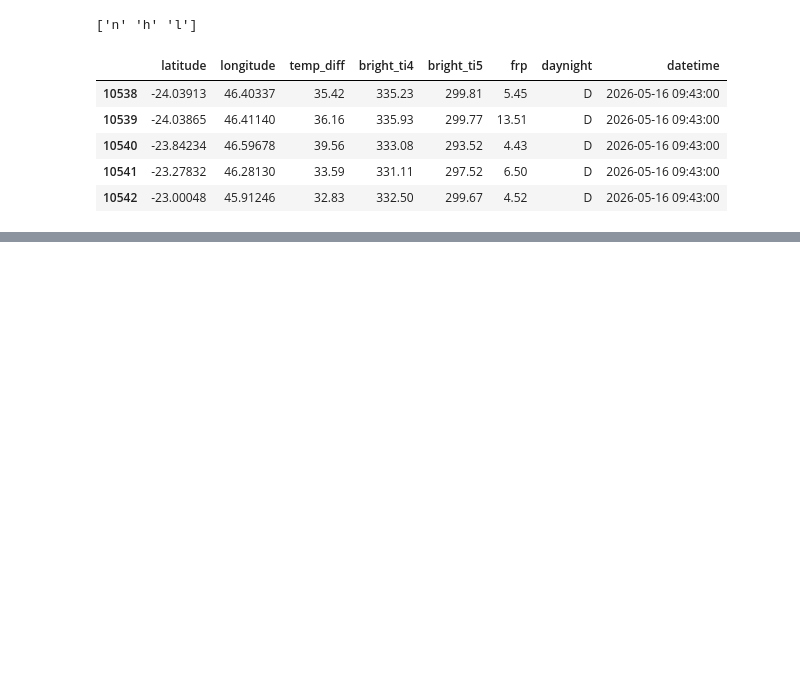
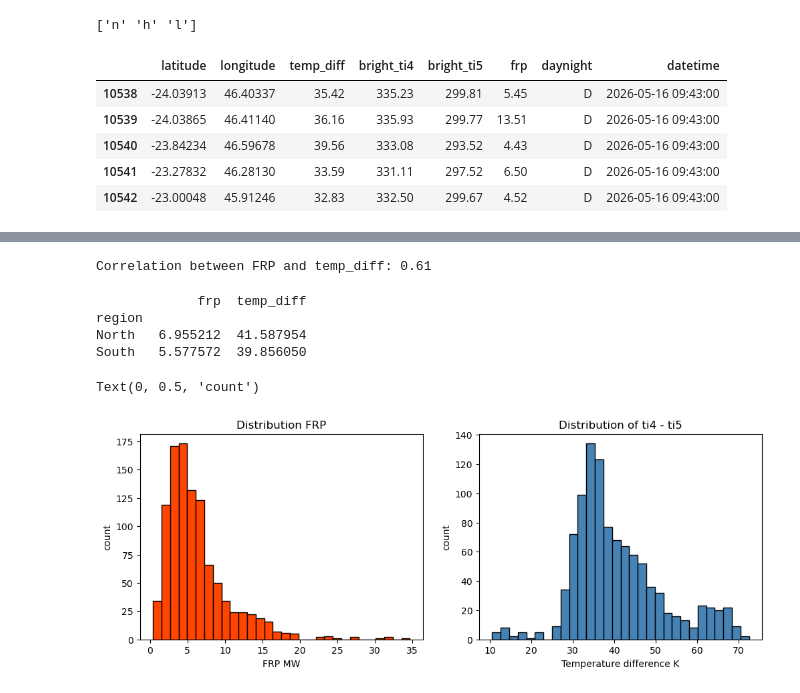
Before and after one commit to maraz999/sds210_project_wildfire, a Jupyter notebook: notebooks/wildfire_bright.ipynb, the cells around one changed output, grey strips where cells are left out. Saved outputs shown, nothing was run; the diff lists cells and outputs as text; code cells hidden in the pictures; blank space fills up the shorter version.

Commit message:
add histogram: intensity distribution FRP und temp_diff

```diff
--- a/notebooks/wildfire_bright.ipynb
+++ b/notebooks/wildfire_bright.ipynb
@@ -180,11 +165,16 @@ fires_madagascar.plot(
 # %%
+fires_madagascar = gpd.GeoDataFrame(
+    fires_madagascar,
+    geometry=gpd.points_from_xy(fires_madagascar['longitude'], fires_madagascar['latitude']),
+    crs='EPSG:4326')
+
 fires_madagascar.explore(
     column="frp",
     cmap="hot",
     tooltip=[
-        "acq_date",
+        "datetime",
         "frp",
-        "bright_ti4"
+        "temp_diff"
     ]
 )
 # %% [output]
@@ -191,0 +206,27 @@ fires_madagascar.explore(
+# %%
+#Correlation between FRP and temp_diff
+#if Ti4-Ti5 is a good proxy for intensity, it should correlate with FRP
+
+correlation = fires_madagascar['frp'].corr(fires_madagascar['temp_diff'])
+print(f"Correlation between FRP and temp_diff: {correlation:.2f}")
+
+#cor: 0.61 kind of in der grenze, but so we can assume they give us the same information about fire behavior
+# %% [output]
+Correlation between FRP and temp_diff: 0.61
+# %%
+# Madagascar is a long island — we split it at its geographic middle latitude
+# to see if fires behave differently in the north vs south
+mid_lat = fires_madagascar['latitude'].median()
+
+fires_madagascar['region'] = fires_madagascar['latitude'].apply(
+    lambda x: 'North' if x > mid_lat else 'South'
+)
+
+# Compare intensity between north and south
+region_stats = fires_madagascar.groupby('region')[['frp', 'temp_diff']].mean()
+print(region_stats)
+# %% [output]
+             frp  temp_diff
+region
+North   6.955212  41.587954
+South   5.577572  39.856050
@@ -191,0 +237,18 @@ fires_madagascar.explore(
+# %%
+##histogramm
+fig, axes = plt.subplots(1, 2, figsize =( 12, 4))
+
+#distribution frp
+axes[0].hist(fires_madagascar['frp'], bins = 30, color = 'orangered', edgecolor = 'black')
+axes[0].set_title('Distribution FRP')
+axes[0].set_xlabel('FRP MW')
+axes[0].set_ylabel('count')
+
+#distribution temp_diff
+axes[1].hist(fires_madagascar['temp_diff'], bins = 30, color = 'steelblue', edgecolor = 'black')
+axes[1].set_title('Distribution of ti4 - ti5')
+axes[1].set_xlabel('Temperature difference K')
+axes[1].set_ylabel('count')
+# %% [output]
+Text(0, 0.5, 'count')
+[figure, added]
```
Also changed, not shown: parts of 3 cells of this notebook.
